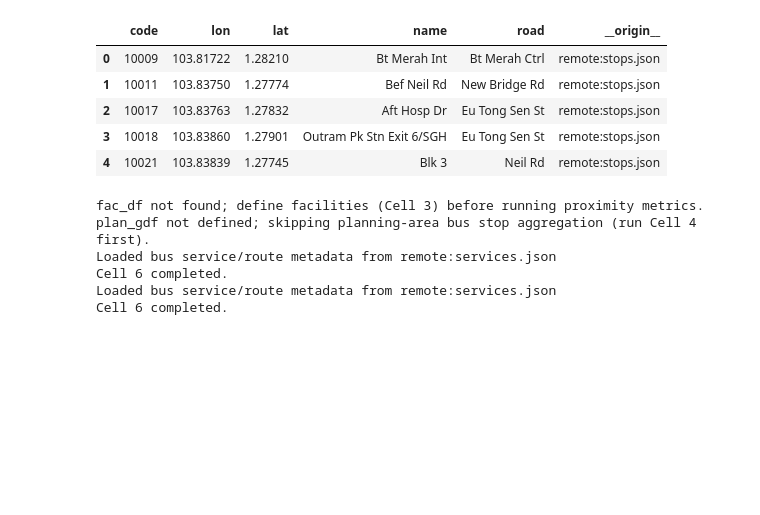
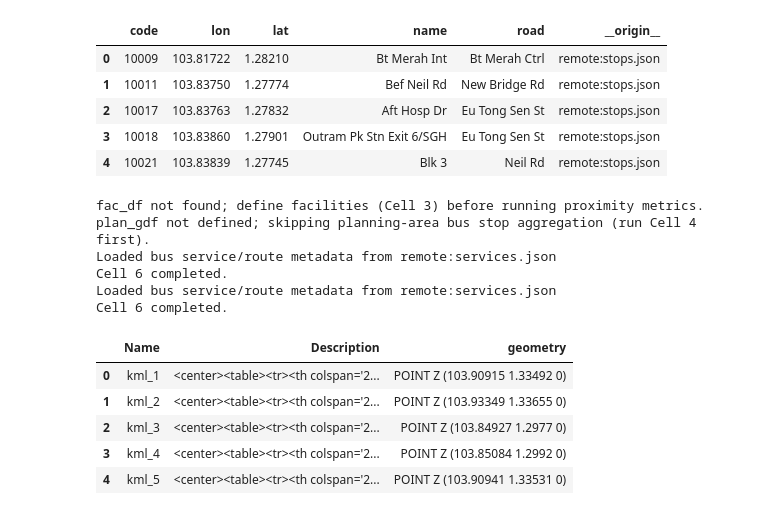
Before and after one commit to ziqiqiiii/Spatial_Equity_Analysis, a Jupyter notebook: notebooks/facilities_equity_analysis.ipynb, the cells around one changed output. Drawn from its saved outputs; the diff is of its cells as text; code cells hidden in the pictures; blank space fills up the shorter version.

```diff
--- a/notebooks/facilities_equity_analysis.ipynb
+++ b/notebooks/facilities_equity_analysis.ipynb
@@ -635,0 +640,11 @@ Cell 6 completed.
+# %%
+file = "../data/data_raw/LTAMRTStationExitGEOJSON.geojson"
+LRT_MRT_gdf = gpd.read_file(file)
+LRT_MRT_gdf.head()
+# %% [output]
+|  | Name | Description | geometry |
+| 0 | kml_1 | <center><table><tr><th colspan='2... | POINT Z (103.90915 1.33492 0) |
+| 1 | kml_2 | <center><table><tr><th colspan='2... | POINT Z (103.93349 1.33655 0) |
+| 2 | kml_3 | <center><table><tr><th colspan='2... | POINT Z (103.84927 1.2977 0) |
+| 3 | kml_4 | <center><table><tr><th colspan='2... | POINT Z (103.85084 1.2992 0) |
+| 4 | kml_5 | <center><table><tr><th colspan='2... | POINT Z (103.90941 1.33531 0) |
```
Also changed, not shown: parts of 2 cells of this notebook.
